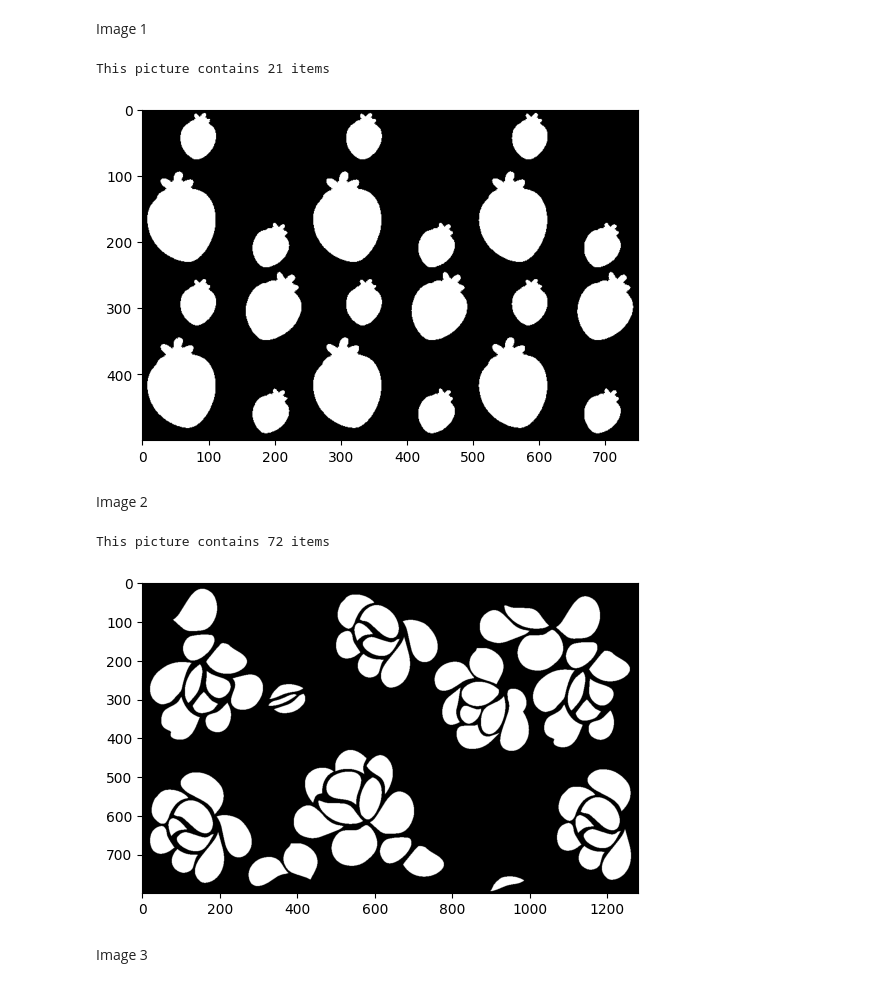
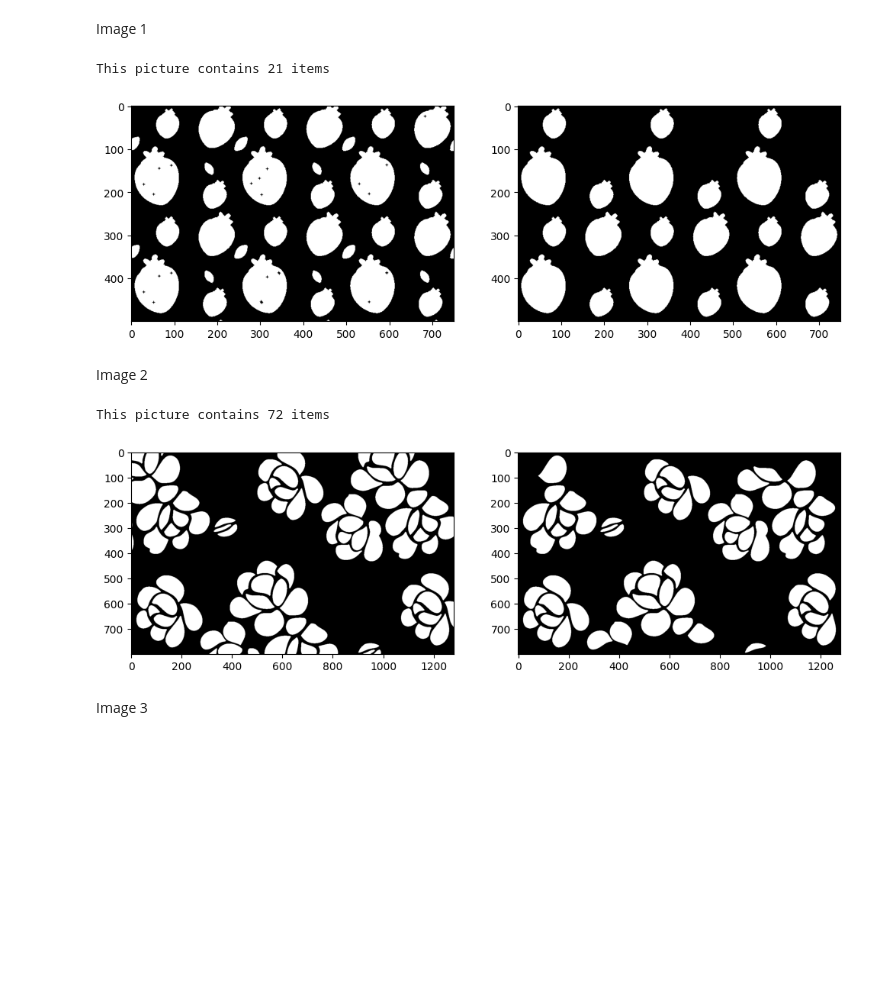
Before and after one commit to L1Chen1n/Computer_Vision_Lab, a Jupyter notebook: Lab4/Lab4.ipynb, the cells around one changed output. Drawn from its saved outputs; the diff is of its cells as text; code cells hidden in the pictures; blank space fills up the shorter version.

```diff
--- a/Lab4/Lab4.ipynb
+++ b/Lab4/Lab4.ipynb
@@ -9,18 +9,22 @@ import matplotlib.pyplot as plt
 #thresh_lb: the lower bound of cv2.inRange,
 #thresh_ub, the upper bound of cv2.inRange,
 #size_thresh: remove the objects under this value
-def segment(img_dir, thresh_lb, thresh_ub, size_thresh):
+#kernel_size: the kernel size for filling the small white hole
+def segment(img_dir, thresh_lb, thresh_ub, size_thresh, kernel_size):
     img_gray = cv2.imread(img_dir, cv2.IMREAD_GRAYSCALE)
 
     bin_mask = cv2.inRange(img_gray, thresh_lb, thresh_ub)
 
-    kernel = cv2.getStructuringElement(cv2.MORPH_CROSS, (5, 5))
-    morpho_mask = cv2.morphologyEx(bin_mask, cv2.MORPH_CLOSE, kernel)
+    kernel_close = cv2.getStructuringElement(cv2.MORPH_CROSS, (kernel_size, kernel_size))
+    morpho_mask = cv2.morphologyEx(bin_mask, cv2.MORPH_CLOSE, kernel_close)
 
-    height, width = morpho_mask.shape
+    kernel_open = cv2.getStructuringElement(cv2.MORPH_CROSS, (5, 5))
+    final_mask = cv2.morphologyEx(morpho_mask, cv2.MORPH_OPEN, kernel_open)
 
-    contours, _ = cv2.findContours(morpho_mask, cv2.RETR_EXTERNAL, cv2.CHAIN_APPROX_SIMPLE)
-    item_mask = np.zeros_like(morpho_mask)
+    height, width = final_mask.shape
+
+    contours, _ = cv2.findContours(final_mask, cv2.RETR_EXTERNAL, cv2.CHAIN_APPROX_SIMPLE)
+    item_mask = np.zeros_like(final_mask)
 
     for contour in contours:
         border = False
@@ -35,24 +39,28 @@ def segment(img_dir, thresh_lb, thresh_ub, size_thresh):
     numbers, _ = cv2.findContours(item_mask, cv2.RETR_EXTERNAL, cv2.CHAIN_APPROX_SIMPLE)
     print(f'This picture contains {len(numbers)} items')
 
+    plt.figure(figsize=(12, 6))
+    plt.subplot(1,2,1)
+    plt.imshow(final_mask, cmap='gray')
+    plt.subplot(1,2,2)
     plt.imshow(item_mask, cmap="gray")
     plt.show()
 # %% [markdown]
 Image 1
 # %%
 img1 = 'COMP9517_25T1_Lab4_Images\\Strawberries.jpg'
-segment(img1, 100, 140, 800)
+segment(img1, 100, 140, 800, 7)
 # %% [output]
 This picture contains 21 items
-[figure, old version]
+[figure, new version]
 # %% [markdown]
 Image 2
 # %%
 img2 = 'COMP9517_25T1_Lab4_Images\\Leaves.jpg'
-segment(img2, 100, 140, 200)
+segment(img2, 100, 140, 200, 5)
 # %% [output]
 This picture contains 72 items
-[figure, old version]
+[figure, new version]
 # %% [markdown]
 Image 3
 # %%
```
Also changed, not shown: parts of 1 cell of this notebook, 3 other files.
